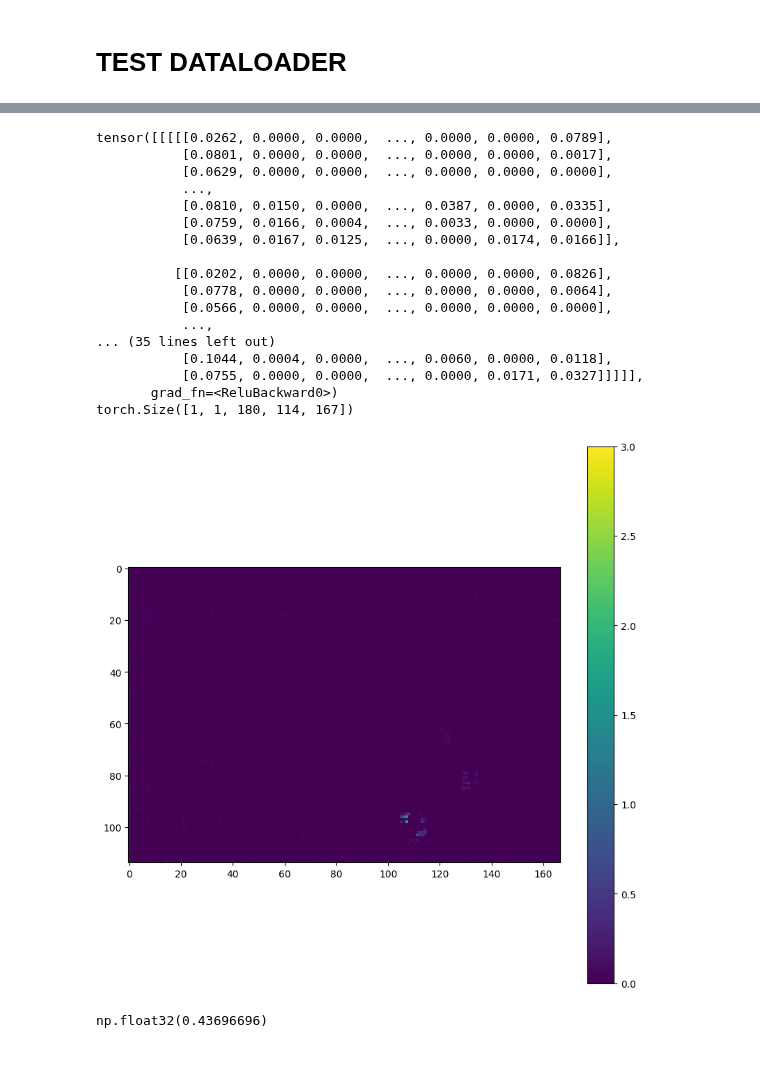
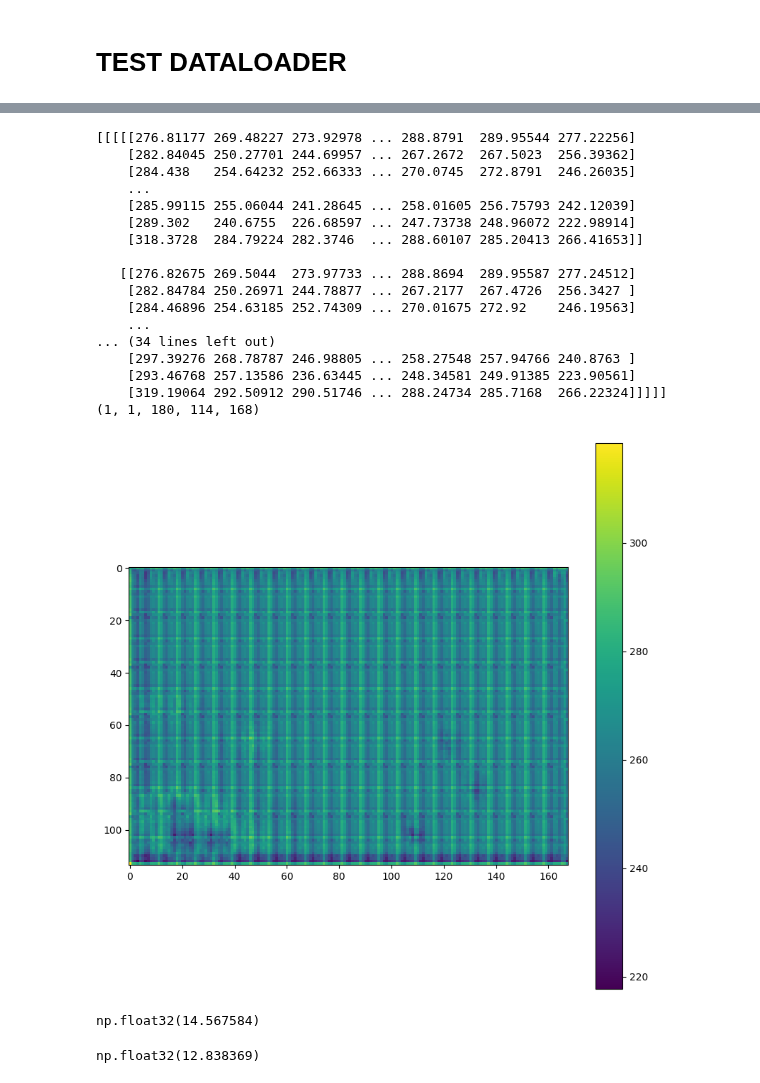
Before and after one commit to Matteo-Salis/physics-guided-gwl, a Jupyter notebook: src/notebooks/meteo_wtd_loader_2D.ipynb, the cells around one changed output, grey strips where cells are left out. Drawn from its saved outputs; the diff is of its cells as text; code cells hidden in the pictures.

```diff
--- a/src/notebooks/meteo_wtd_loader_2D.ipynb
+++ b/src/notebooks/meteo_wtd_loader_2D.ipynb
@@ -46,6 +42,6 @@ Popen(["wandb", "sync", "--include-offline", "/leonardo_scratch/fast/IscrC_DL4EO
 # %%
 dict_files = {}
-with open('/leonardo_scratch/fast/IscrC_DL4EO/github/water-pinns/src/configs/discrete_2D_wtd/test_2D_blocks.json') as f:
+with open('/leonardo_scratch/fast/IscrC_DL4EO/github/water-pinns/src/configs/discrete_2D_wtd/test_2D_blocks_normalized.json') as f:
     dict_files = json.load(f)
 
 print(f"Read data.json: {dict_files}")
@@ -424,6 +496,6 @@ Sizes: torch.Size([2, 114, 167]) - torch.Size([10, 180, 9, 12]) - torch.Size([2,
 # %%
 model = Discrete2DMidConcatNN()
-model.load_state_dict(torch.load("/leonardo_scratch/fast/IscrC_DL4EO/results/discrete_2d/models/model_20241230_145322.pt", weights_only=True, map_location=torch.device('cpu')))
+model.load_state_dict(torch.load("/leonardo_scratch/fast/IscrC_DL4EO/results/discrete_2d/models/model_20250107_160639.pt", weights_only=True, map_location=torch.device('cpu')))
 model.eval()
 # %% [output]
 Discrete2DMidConcatNN(
@@ -445,39 +517,43 @@ Discrete2DMidConcatNN(
 )
 # %%
 X = (torch.unsqueeze(x1, dim=0).to(device), torch.unsqueeze(y1, dim=0).to(device))
-Y = model(X)
+Y = (model(X).detach().numpy() * wtd_std) + wtd_mean
 print(Y)
 print(Y.shape)
 # %% [output]
-tensor([[[[[0.0262, 0.0000, 0.0000,  ..., 0.0000, 0.0000, 0.0789],
-           [0.0801, 0.0000, 0.0000,  ..., 0.0000, 0.0000, 0.0017],
-           [0.0629, 0.0000, 0.0000,  ..., 0.0000, 0.0000, 0.0000],
-           ...,
-           [0.0810, 0.0150, 0.0000,  ..., 0.0387, 0.0000, 0.0335],
-           [0.0759, 0.0166, 0.0004,  ..., 0.0033, 0.0000, 0.0000],
-           [0.0639, 0.0167, 0.0125,  ..., 0.0000, 0.0174, 0.0166]],
+[[[[[276.81177 269.48227 273.92978 ... 288.8791  289.95544 277.22256]
+    [282.84045 250.27701 244.69957 ... 267.2672  267.5023  256.39362]
+    [284.438   254.64232 252.66333 ... 270.0745  272.8791  246.26035]
+    ...
+    [285.99115 255.06044 241.28645 ... 258.01605 256.75793 242.12039]
+    [289.302   240.6755  226.68597 ... 247.73738 248.96072 222.98914]
+    [318.3728  284.79224 282.3746  ... 288.60107 285.20413 266.41653]]
 
-          [[0.0202, 0.0000, 0.0000,  ..., 0.0000, 0.0000, 0.0826],
-           [0.0778, 0.0000, 0.0000,  ..., 0.0000, 0.0000, 0.0064],
-           [0.0566, 0.0000, 0.0000,  ..., 0.0000, 0.0000, 0.0000],
-           ...,
-... (35 lines left out)
-           [0.1044, 0.0004, 0.0000,  ..., 0.0060, 0.0000, 0.0118],
-           [0.0755, 0.0000, 0.0000,  ..., 0.0000, 0.0171, 0.0327]]]]],
-       grad_fn=<ReluBackward0>)
-torch.Size([1, 1, 180, 114, 167])
+   [[276.82675 269.5044  273.97733 ... 288.8694  289.95587 277.24512]
+    [282.84784 250.26971 244.78877 ... 267.2177  267.4726  256.3427 ]
+    [284.46896 254.63185 252.74309 ... 270.01675 272.92    246.19563]
+    ...
+... (34 lines left out)
+    [297.39276 268.78787 246.98805 ... 258.27548 257.94766 240.8763 ]
+    [293.46768 257.13586 236.63445 ... 248.34581 249.91385 223.90561]
+    [319.19064 292.50912 290.51746 ... 288.24734 285.7168  266.22324]]]]]
+(1, 1, 180, 114, 168)
 # %%
 with torch.no_grad():
     plt.figure(figsize = (10,10))
-    plt.imshow(Y[0,0,0,:,:], vmax=3)
+    plt.imshow(Y[0,0,0,:,:])
     plt.colorbar()
 # %% [output]
-[figure, old version]
+[figure, new version]
+# %%
+wtd_mean
+# %% [output]
+np.float32(14.567584)
 # %%
 z1[0,0,:,:].max()
 ds.wtd_numpy_std
 # %% [output]
-np.float32(0.43696696)
+np.float32(12.838369)
 # %%
 plt.figure(figsize = (10,10))
 plt.imshow(z1[0,0,:,:],  vmax=20)
```
Also changed, not shown: parts of 33 cells of this notebook, 1 other file.
